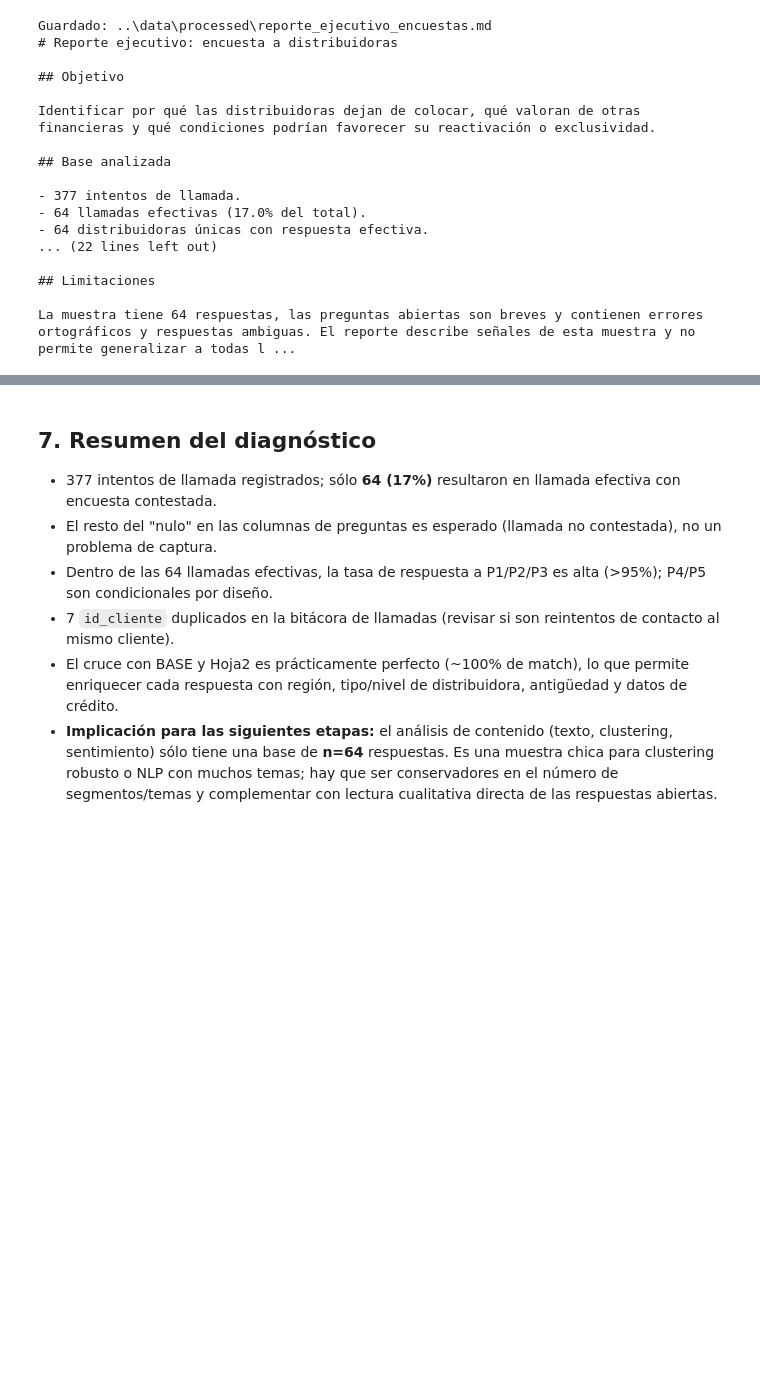
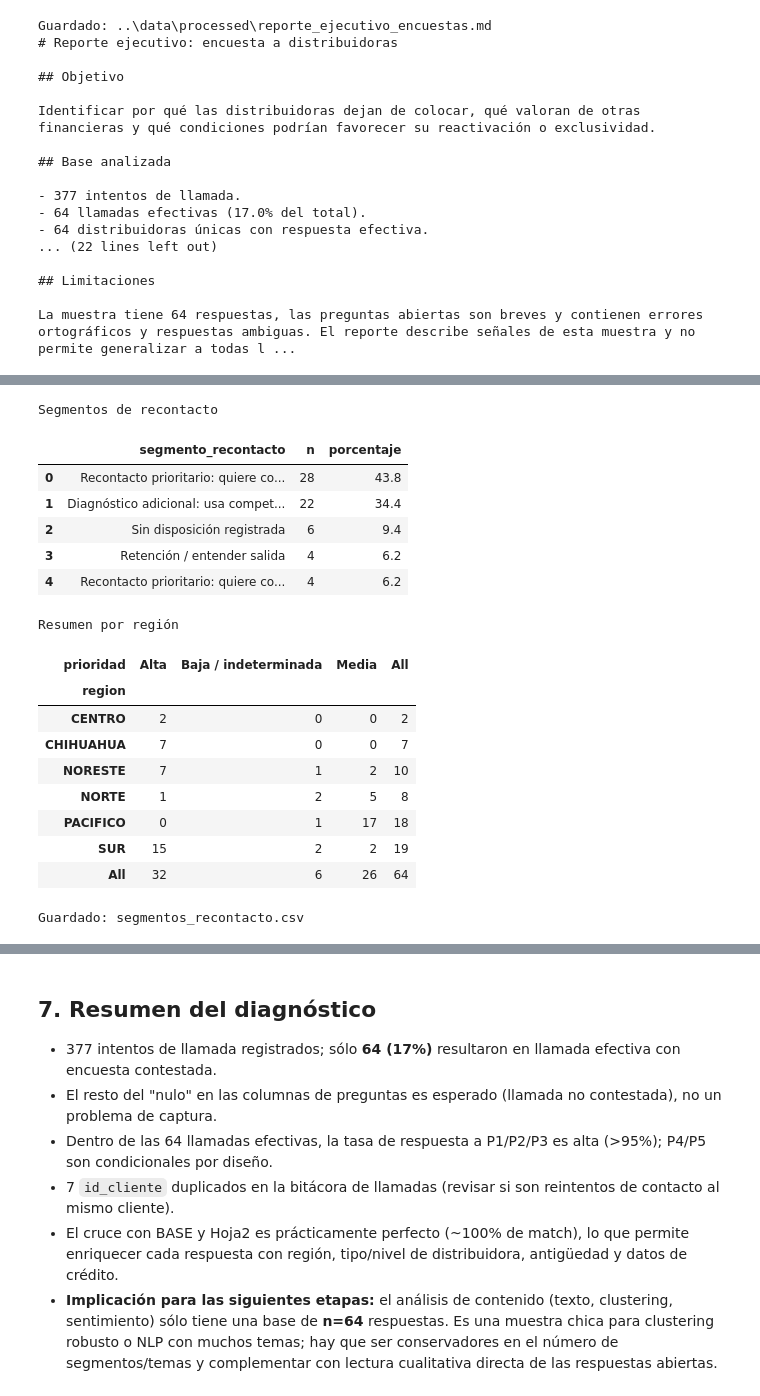
Before and after one commit to marifercc/cvv-encuestas-distribuidoras, a Jupyter notebook: notebooks/01_diagnostico_datos.ipynb, the cells around one changed output, grey strips where cells are left out. Cells and saved outputs as stored; diff of their text form; code cells hidden in the pictures; blank space fills up the shorter version.

```diff
--- a/notebooks/01_diagnostico_datos.ipynb
+++ b/notebooks/01_diagnostico_datos.ipynb
@@ -626,0 +631,74 @@ La muestra tiene 64 respuestas, las preguntas abiertas son breves y contienen er
+# %%
+segmentos = efectivas.copy()
+segmentos["competencia_limpia"] = segmentos["p3_competencia"].map(normalizar_competencia)
+segmentos["tema_nlp_p1"] = asignaciones_p1.set_index("indice")["tema_nlp"]
+segmentos["tema_nlp_p4"] = asignaciones_p4.set_index("indice")["tema_nlp"]
+
+
+def definir_segmento(fila):
+    disposicion = fila["p5_disposicion"]
+    competencia = fila["competencia_limpia"]
+    if pd.notna(disposicion) and disposicion in {"Si", "Tal vez"}:
+        if pd.notna(competencia) and competencia == "Si":
+            return "Recontacto prioritario: quiere continuar y usa competencia"
+        return "Recontacto prioritario: quiere continuar"
+    if pd.notna(disposicion) and disposicion == "No":
+        return "Retención / entender salida"
+    if pd.notna(competencia) and competencia == "Si":
+        return "Diagnóstico adicional: usa competencia"
+    return "Sin disposición registrada"
+
+
+segmentos["segmento_recontacto"] = segmentos.apply(definir_segmento, axis=1)
+segmentos["prioridad"] = segmentos["segmento_recontacto"].map({
+    "Recontacto prioritario: quiere continuar y usa competencia": "Alta",
+    "Recontacto prioritario: quiere continuar": "Alta",
+    "Retención / entender salida": "Media",
+    "Diagnóstico adicional: usa competencia": "Media",
+    "Sin disposición registrada": "Baja / indeterminada",
+})
+
+columnas_segmento = [
+    "id_cliente", "nombre_dv", "region", "TIPO", "tipo.antiguedad", "%disponible",
+    "p5_disposicion", "competencia_limpia", "prioridad", "segmento_recontacto",
+    "tema_nlp_p1", "tema_nlp_p4", "p1_motivo", "p4_necesita_exclusiva"
+]
+columnas_segmento = [columna for columna in columnas_segmento if columna in segmentos.columns]
+segmentos_recontacto = segmentos[columnas_segmento].sort_values(["prioridad", "id_cliente"])
+
+print("Segmentos de recontacto")
+resumen_segmentos = (
+    segmentos["segmento_recontacto"]
+    .value_counts()
+    .rename_axis("segmento_recontacto")
+    .reset_index(name="n")
+)
+resumen_segmentos["porcentaje"] = (resumen_segmentos["n"] / len(segmentos) * 100).round(1)
+display(resumen_segmentos)
+
+print("Resumen por región")
+if "region" in segmentos.columns:
+    resumen_region = pd.crosstab(segmentos["region"], segmentos["prioridad"], margins=True)
+    display(resumen_region)
+
+segmentos_recontacto.to_csv("../data/processed/segmentos_recontacto.csv", index=False)
+print("Guardado: segmentos_recontacto.csv")
+# %% [output]
+Segmentos de recontacto
+|  | segmento_recontacto | n | porcentaje |
+| 0 | Recontacto prioritario: quiere co... | 28 | 43.8 |
+| 1 | Diagnóstico adicional: usa compet... | 22 | 34.4 |
+| 2 | Sin disposición registrada | 6 | 9.4 |
+| 3 | Retención / entender salida | 4 | 6.2 |
+| 4 | Recontacto prioritario: quiere co... | 4 | 6.2 |
+Resumen por región
+| prioridad | Alta | Baja / indeterminada | Media | All |
+| region |  |  |  |  |
+| CENTRO | 2 | 0 | 0 | 2 |
+| CHIHUAHUA | 7 | 0 | 0 | 7 |
+| NORESTE | 7 | 1 | 2 | 10 |
+| NORTE | 1 | 2 | 5 | 8 |
+| PACIFICO | 0 | 1 | 17 | 18 |
+| SUR | 15 | 2 | 2 | 19 |
+| All | 32 | 6 | 26 | 64 |
+Guardado: segmentos_recontacto.csv
```
Also changed, not shown: parts of 3 cells of this notebook, 3 other files.
